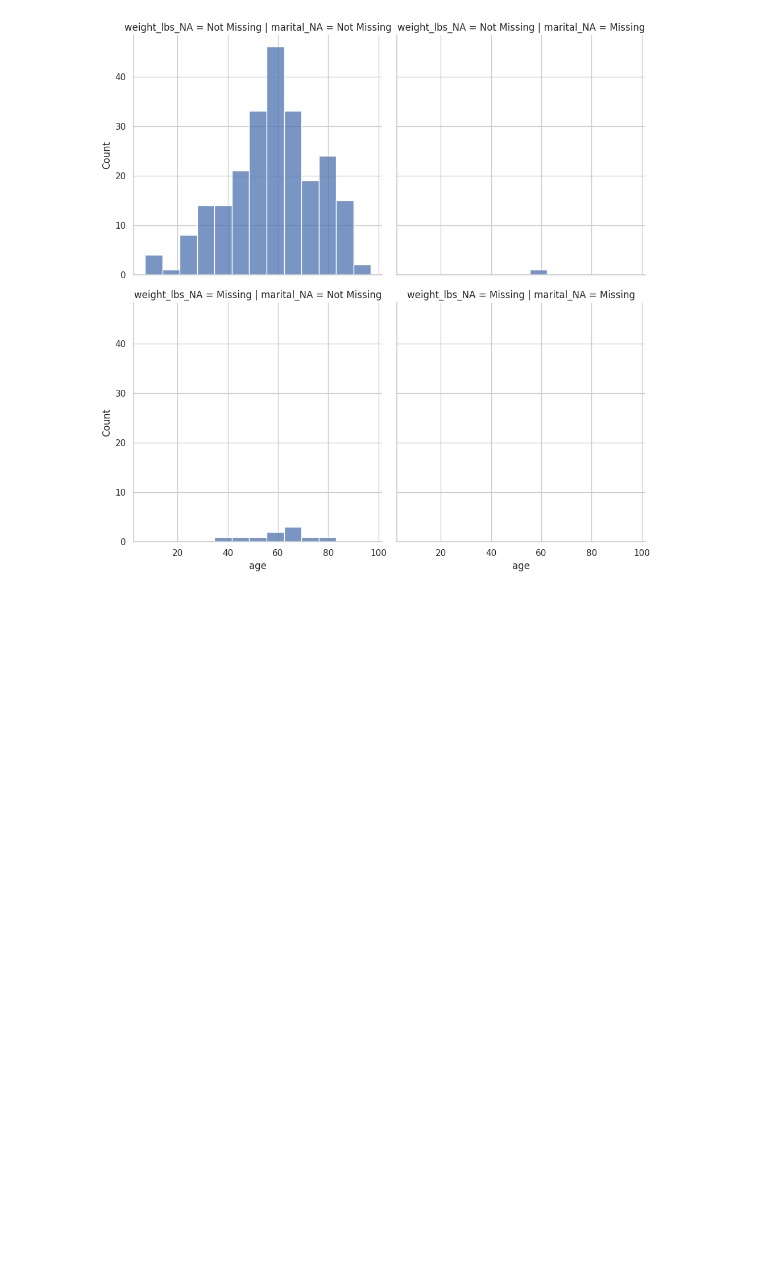
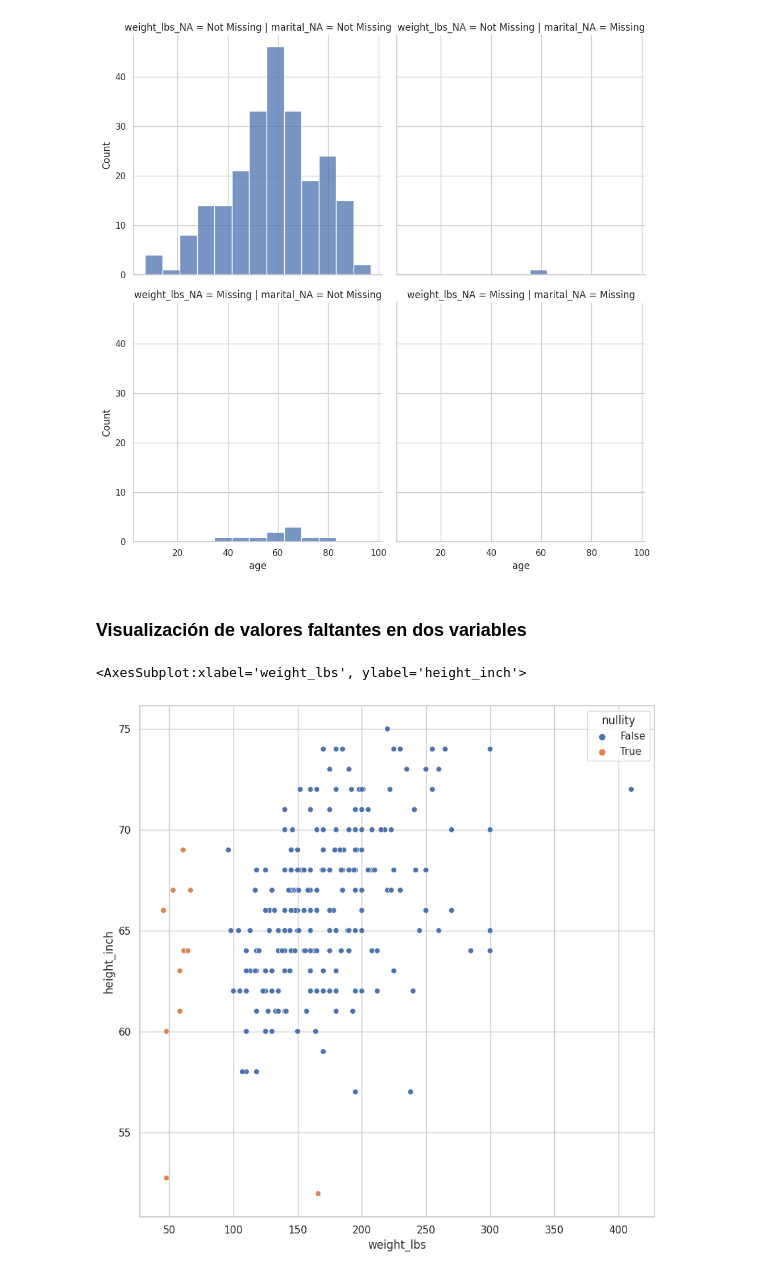
Before and after one commit to AleexSilva/Training-MissingData, a Jupyter notebook: exploring_missing_values.ipynb, the cells around one changed output. Saved outputs shown, nothing was run; the diff lists cells and outputs as text; code cells hidden in the pictures; blank space fills up the shorter version.

Commit message:
visualize Missing Data w/ 2 variables

```diff
--- a/exploring_missing_values.ipynb
+++ b/exploring_missing_values.ipynb
@@ -786,3 +786,5 @@ plt.show()
 plt.show()
 # %% [output]
 [figure]
+# %% [markdown]
+### Visualización de valores faltantes en dos variables
@@ -788,0 +820,30 @@ plt.show()
+# %%
+(
+    df_riskfactors
+    .select_dtypes(
+        exclude='category'
+    )
+    .pipe(
+        lambda df: df[df.columns[df.isna().any()]]
+    )
+    .missing.bind_shadow_matrix(true_string=True,false_string=False)
+    .apply(
+        lambda column: column if '_NA' in column.name else column_fill_with_dummies(column, proportion_below=0.05)
+    )
+    .assign(
+        nullity = lambda df:df.weight_lbs_NA | df.height_inch_NA
+    )
+    .pipe(
+        lambda df:(
+            sns.scatterplot(
+                data=df,
+                x='weight_lbs',
+                y = 'height_inch',
+                hue= 'nullity'
+            ))
+        )
+
+)
+# %% [output]
+<AxesSubplot:xlabel='weight_lbs', ylabel='height_inch'>
+[figure, added]
```
Also changed, not shown: parts of 1 cell of this notebook.
